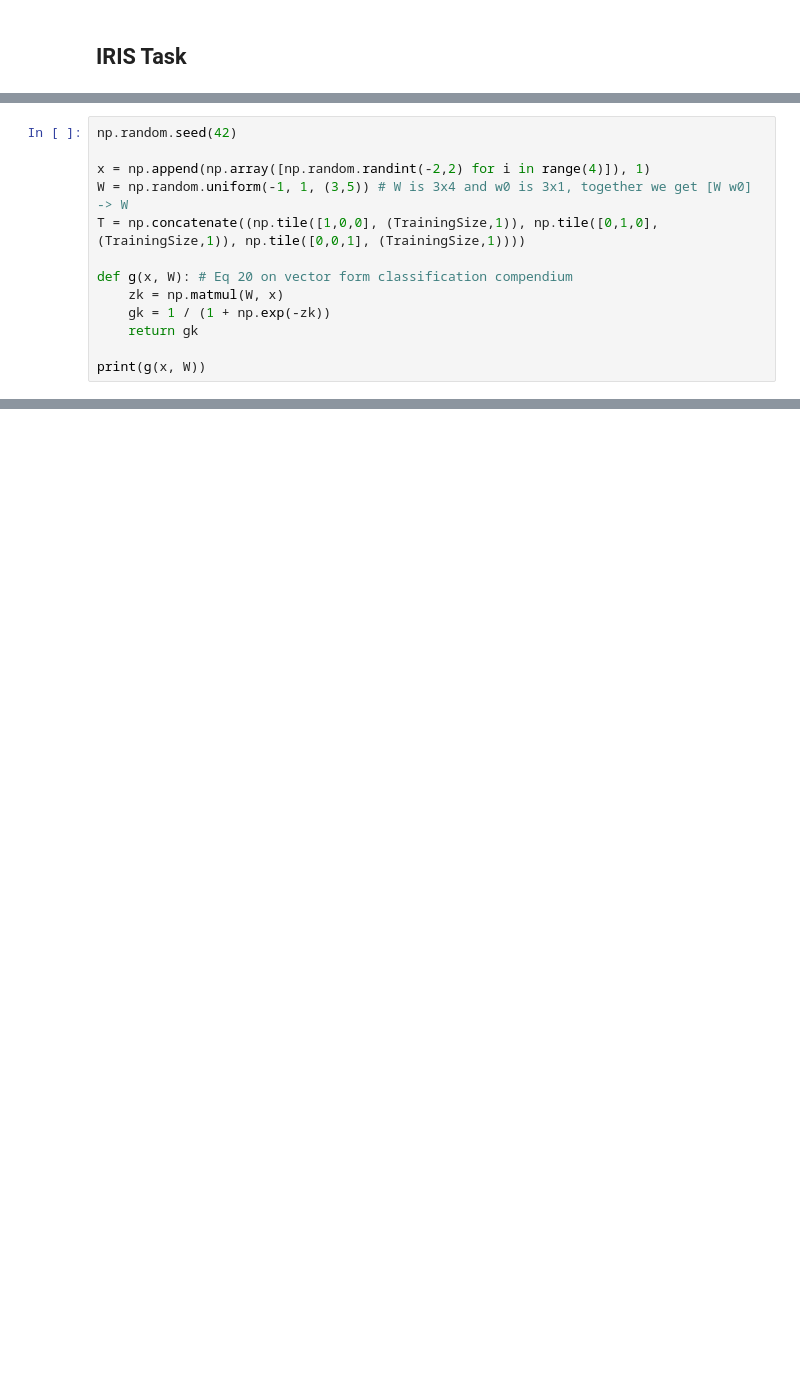
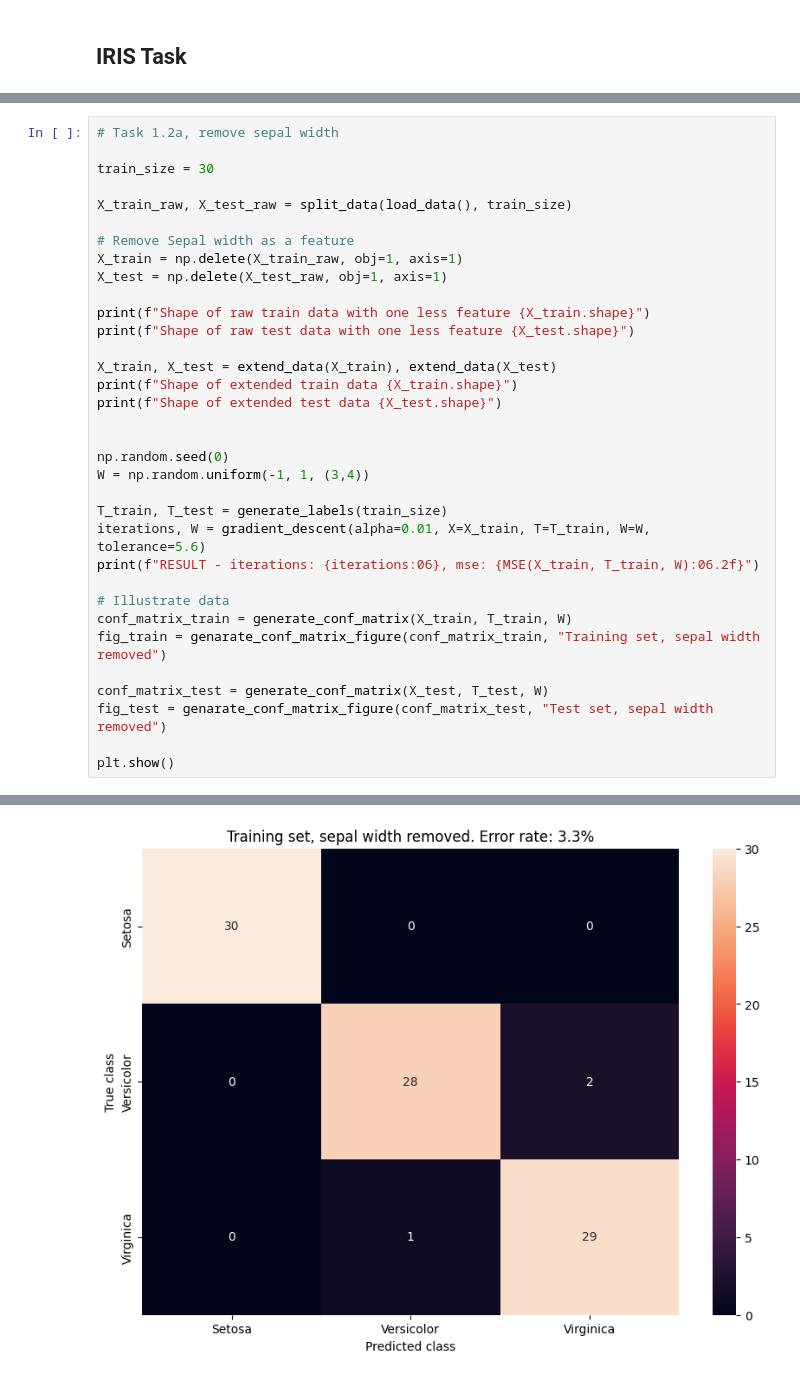
Before and after one commit to Martin-Ansteensen/TTT4275-Classification-project, a Jupyter notebook: Iris_task1.ipynb, the cells around one changed output, grey strips where cells are left out. Drawn from its saved outputs; the diff is of its cells as text; blank space fills up the shorter version.

```diff
--- a/Iris_task1.ipynb
+++ b/Iris_task1.ipynb
@@ -63,13 +6,0 @@ X_test = np.concatenate((setosaTestVec, versicolorTestVec, virginicaTestVec), ax
-# %%
-np.random.seed(42)
-
-x = np.append(np.array([np.random.randint(-2,2) for i in range(4)]), 1)
-W = np.random.uniform(-1, 1, (3,5)) # W is 3x4 and w0 is 3x1, together we get [W w0] -> W
-T = np.concatenate((np.tile([1,0,0], (TrainingSize,1)), np.tile([0,1,0], (TrainingSize,1)), np.tile([0,0,1], (TrainingSize,1))))
-
-def g(x, W): # Eq 20 on vector form classification compendium
-    zk = np.matmul(W, x)
-    gk = 1 / (1 + np.exp(-zk))
-    return gk
-
-print(g(x, W))
@@ -222,0 +306,35 @@ Text(0.5, 1.0, '30 first training / 20 last test')
+# %%
+# Task 1.2a, remove sepal width
+
+train_size = 30
+
+X_train_raw, X_test_raw = split_data(load_data(), train_size)
+
+# Remove Sepal width as a feature
+X_train = np.delete(X_train_raw, obj=1, axis=1)
+X_test = np.delete(X_test_raw, obj=1, axis=1)
+
+print(f"Shape of raw train data with one less feature {X_train.shape}")
+print(f"Shape of raw test data with one less feature {X_test.shape}")
+
+X_train, X_test = extend_data(X_train), extend_data(X_test)
+print(f"Shape of extended train data {X_train.shape}")
+print(f"Shape of extended test data {X_test.shape}")
+
+
+np.random.seed(0)
+W = np.random.uniform(-1, 1, (3,4))
+
+T_train, T_test = generate_labels(train_size)
+iterations, W = gradient_descent(alpha=0.01, X=X_train, T=T_train, W=W, tolerance=5.6)
+print(f"RESULT - iterations: {iterations:06}, mse: {MSE(X_train, T_train, W):06.2f}")
+
+# Illustrate data
+conf_matrix_train = generate_conf_matrix(X_train, T_train, W)
+fig_train = genarate_conf_matrix_figure(conf_matrix_train, "Training set, sepal width removed")
+
+conf_matrix_test = generate_conf_matrix(X_test, T_test, W)
+fig_test = genarate_conf_matrix_figure(conf_matrix_test, "Test set, sepal width removed")
+
+plt.show()
+# %% [output]
@@ -222,0 +358 @@ Text(0.5, 1.0, '30 first training / 20 last test')
+[figure, added]
```
Also changed, not shown: parts of 27 cells of this notebook.
